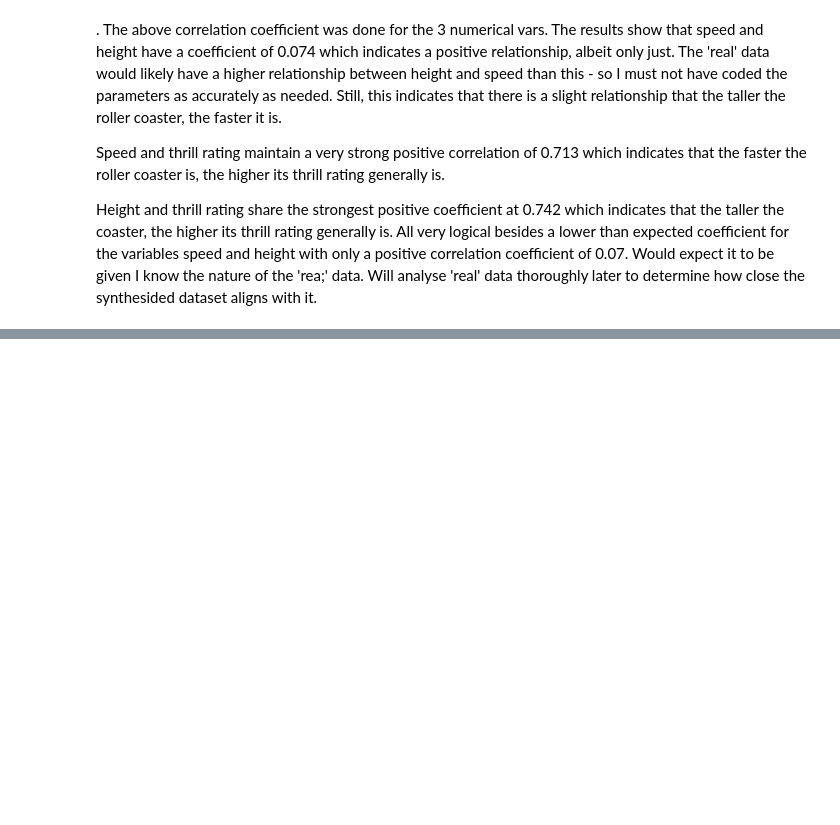
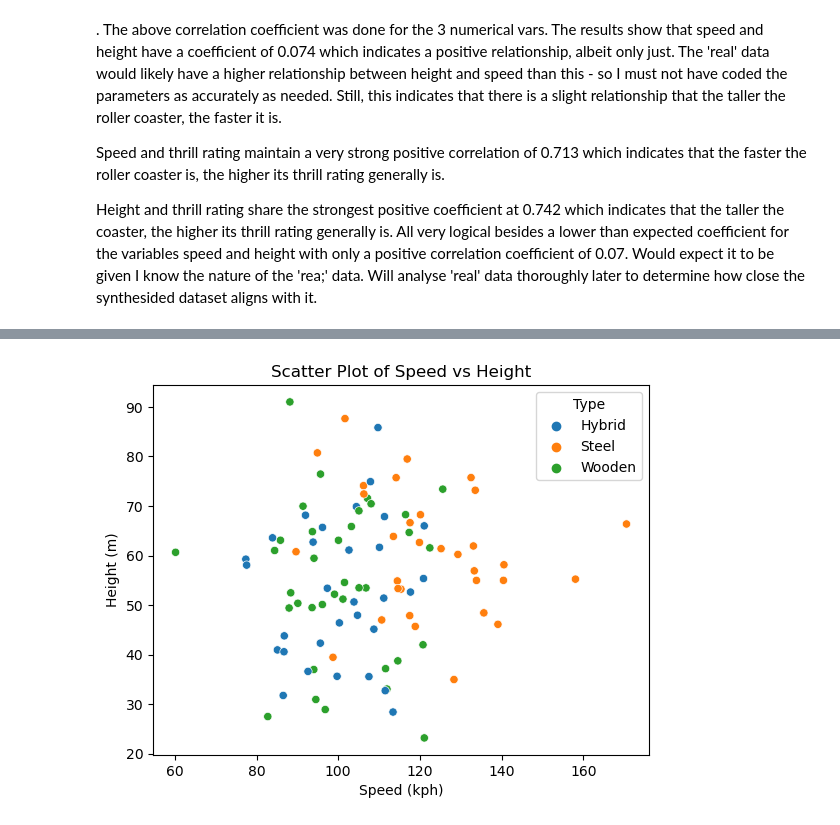
Before and after one commit to Gerbs2193/Programming-for-Data-Analytics, a Jupyter notebook: project.ipynb/project.ipynb, the cells around one changed output, grey strips where cells are left out. Cells and saved outputs as stored; diff of their text form; code cells hidden in the pictures; blank space fills up the shorter version.

```diff
--- a/project.ipynb/project.ipynb
+++ b/project.ipynb/project.ipynb
@@ -221,0 +272,13 @@ Wooden  60.448528  65.187075  75.655844
+# %%
+import seaborn as sns
+import matplotlib.pyplot as plt
+import pandas as pd
+
+mycoasterdata = pd.read_csv('Coasterss.csv')
+
+# Scatters based off type var for Speed and Height
+sns.scatterplot(x='Speed (kph)', y='Height (m)', hue='Type', data=mycoasterdata)
+plt.title('Scatter Plot of Speed vs Height')
+plt.show()
+# %% [output]
+[figure, added]
```
Also changed, not shown: parts of 13 cells of this notebook, 1 other file.
